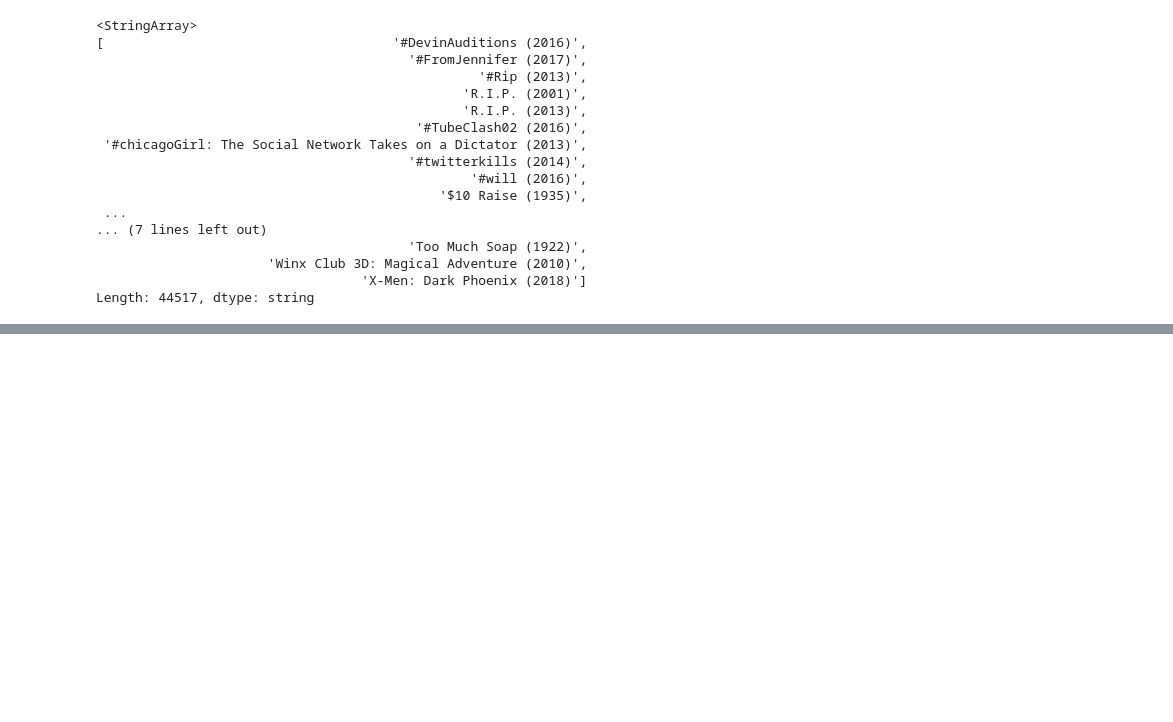
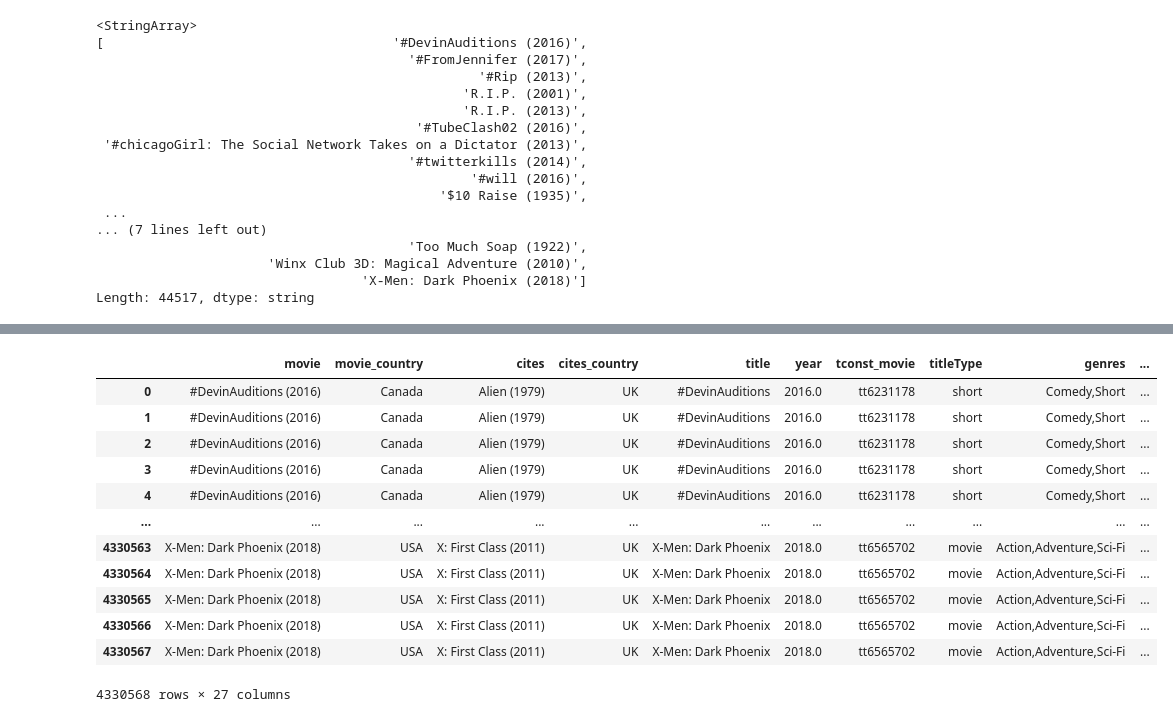
Before and after one commit to NetworkAnalysis-CineMAC/CineMAC, a Jupyter notebook: src/merging_chloe.ipynb, the cells around one changed output, grey strips where cells are left out. Drawn from its saved outputs; the diff is of its cells as text; code cells hidden in the pictures; blank space fills up the shorter version.

```diff
--- a/src/merging_chloe.ipynb
+++ b/src/merging_chloe.ipynb
@@ -812,0 +920,20 @@ graph_df.to_csv('graph_1_movies_cit.csv')
+# %%
+#cleanup to view which info is for movies (_'movie') and citations('_cit').
+crew_df.columns = crew_df.columns.str.replace("_y", "_cit")
+crew_df.columns = crew_df.columns.str.replace("_x", "_movie")
+
+crew_df
+# %% [output]
+|  | movie | movie_country | cites | cites_country | title | year | tconst_movie | titleType | genres | ... |
+| 0 | #DevinAuditions (2016) | Canada | Alien (1979) | UK | #DevinAuditions | 2016.0 | tt6231178 | short | Comedy,Short | ... |
+| 1 | #DevinAuditions (2016) | Canada | Alien (1979) | UK | #DevinAuditions | 2016.0 | tt6231178 | short | Comedy,Short | ... |
+| 2 | #DevinAuditions (2016) | Canada | Alien (1979) | UK | #DevinAuditions | 2016.0 | tt6231178 | short | Comedy,Short | ... |
+| 3 | #DevinAuditions (2016) | Canada | Alien (1979) | UK | #DevinAuditions | 2016.0 | tt6231178 | short | Comedy,Short | ... |
+| 4 | #DevinAuditions (2016) | Canada | Alien (1979) | UK | #DevinAuditions | 2016.0 | tt6231178 | short | Comedy,Short | ... |
+| ... | ... | ... | ... | ... | ... | ... | ... | ... | ... | ... |
+| 4330563 | X-Men: Dark Phoenix (2018) | USA | X: First Class (2011) | UK | X-Men: Dark Phoenix | 2018.0 | tt6565702 | movie | Action,Adventure,Sci-Fi | ... |
+| 4330564 | X-Men: Dark Phoenix (2018) | USA | X: First Class (2011) | UK | X-Men: Dark Phoenix | 2018.0 | tt6565702 | movie | Action,Adventure,Sci-Fi | ... |
+| 4330565 | X-Men: Dark Phoenix (2018) | USA | X: First Class (2011) | UK | X-Men: Dark Phoenix | 2018.0 | tt6565702 | movie | Action,Adventure,Sci-Fi | ... |
+| 4330566 | X-Men: Dark Phoenix (2018) | USA | X: First Class (2011) | UK | X-Men: Dark Phoenix | 2018.0 | tt6565702 | movie | Action,Adventure,Sci-Fi | ... |
+| 4330567 | X-Men: Dark Phoenix (2018) | USA | X: First Class (2011) | UK | X-Men: Dark Phoenix | 2018.0 | tt6565702 | movie | Action,Adventure,Sci-Fi | ... |
+4330568 rows × 27 columns
```
Also changed, not shown: parts of 45 cells of this notebook.
